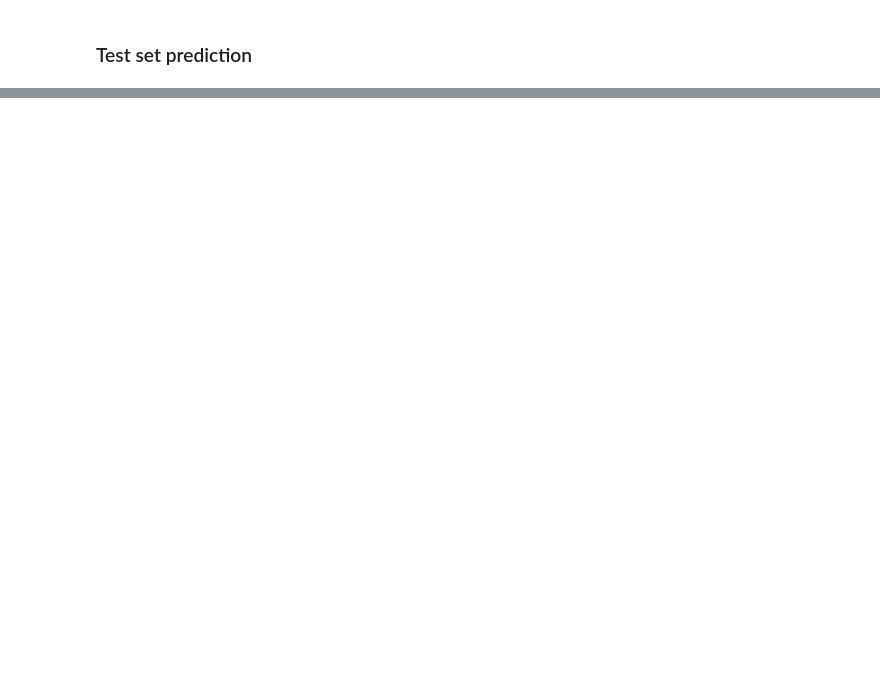
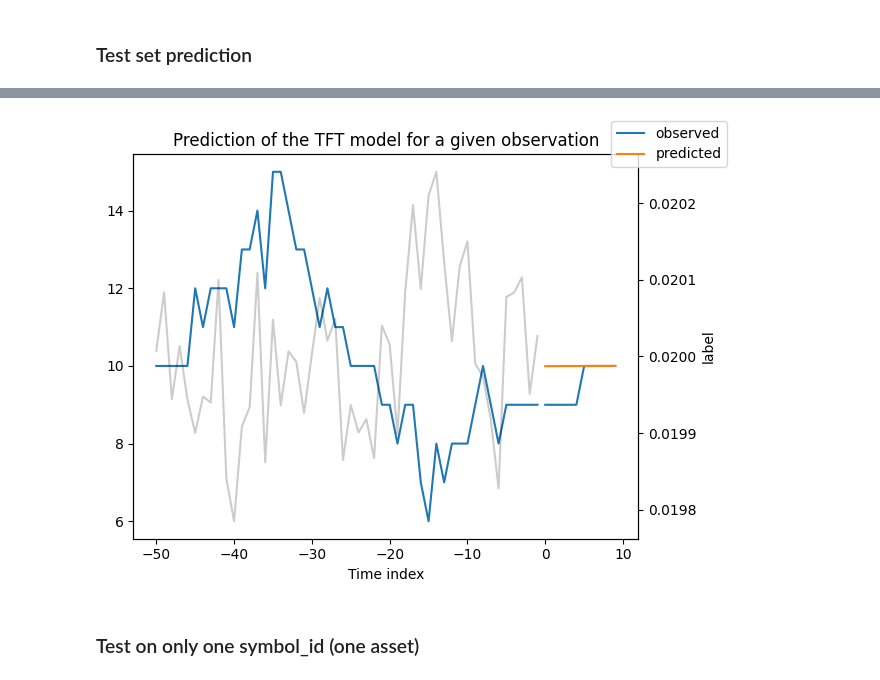
Before and after one commit to Bilg4me/Advanced-ML-Project, a Jupyter notebook: code/notebook.ipynb, the cells around one changed output, grey strips where cells are left out. Cells and saved outputs as stored; diff of their text form; code cells hidden in the pictures; blank space fills up the shorter version.

```diff
--- a/code/notebook.ipynb
+++ b/code/notebook.ipynb
@@ -140,5 +166,5 @@ Seed set to 42
 # %%
-early_stop_callback = EarlyStopping(monitor="val_loss", min_delta=1e-4, patience=5, verbose=False, mode="min")
+early_stop_callback = EarlyStopping(monitor="val_loss", patience=20, verbose=False, mode="min")
 
 checkpoint_callback = ModelCheckpoint(
     dirpath="checkpoints/",
@@ -147,13 +173,3 @@ checkpoint_callback = ModelCheckpoint(
     monitor="val_loss",
     mode="min",
 )
-
-trainer = pl.Trainer(
-    max_epochs=20,
-    accelerator="cpu",
-    enable_model_summary=True,
-    gradient_clip_val=0.1,
-    limit_train_batches=0.15,
-    val_check_interval=0.1,
-    callbacks=[early_stop_callback, checkpoint_callback],
-)
@@ -222,0 +301,2 @@ torch.Size([33, 10])
+# %%
+raw_predictions = best_tft.predict(val_dataloader, mode="raw", return_x=True)
@@ -222,0 +305,10 @@ torch.Size([33, 10])
+# %%
+best_tft.plot_prediction(raw_predictions.x, raw_predictions.output, idx=5, add_loss_to_title=False)
+plt.ylabel("label")
+plt.title("Prediction of the TFT model for a given observation")
+plt.tight_layout()
+plt.show()
+# %% [output]
+[figure, added]
+# %% [markdown]
+### Test on only one symbol_id (one asset)
```
Also changed, not shown: parts of 50 cells of this notebook.
